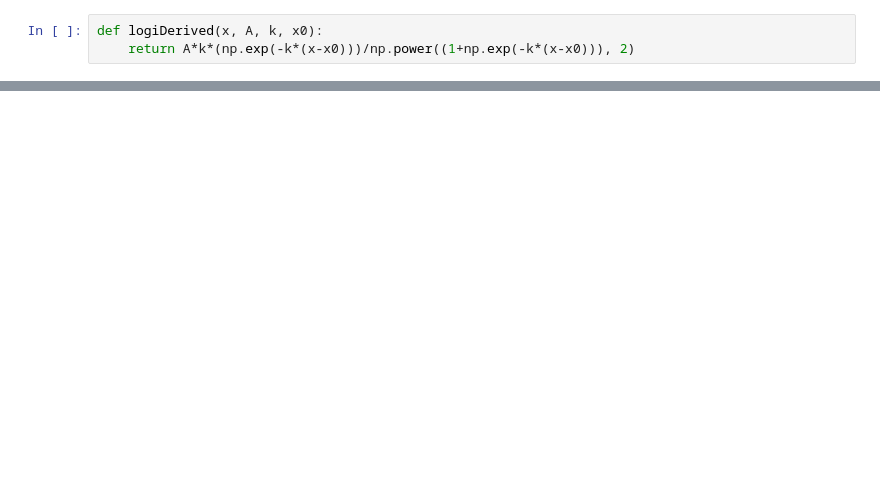
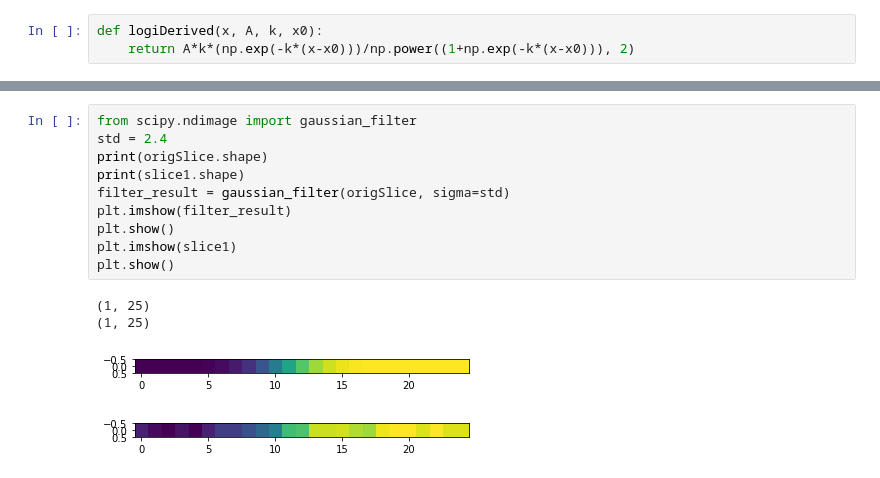
Before and after one commit to Nugni/Bachelor_rep_angiograms, a Jupyter notebook: src/testSpreadFunc.ipynb, the cells around one changed output, grey strips where cells are left out. Drawn from its saved outputs; the diff is of its cells as text; blank space fills up the shorter version.

```diff
--- a/src/testSpreadFunc.ipynb
+++ b/src/testSpreadFunc.ipynb
@@ -124,0 +153,15 @@ plt.show()
+# %%
+from scipy.ndimage import gaussian_filter
+std = 2.4
+print(origSlice.shape)
+print(slice1.shape)
+filter_result = gaussian_filter(origSlice, sigma=std)
+plt.imshow(filter_result)
+plt.show()
+plt.imshow(slice1)
+plt.show()
+# %% [output]
+(1, 25)
+(1, 25)
+[figure, added]
+[figure, added]
```
Also changed, not shown: parts of 6 cells of this notebook, 1 other file.
